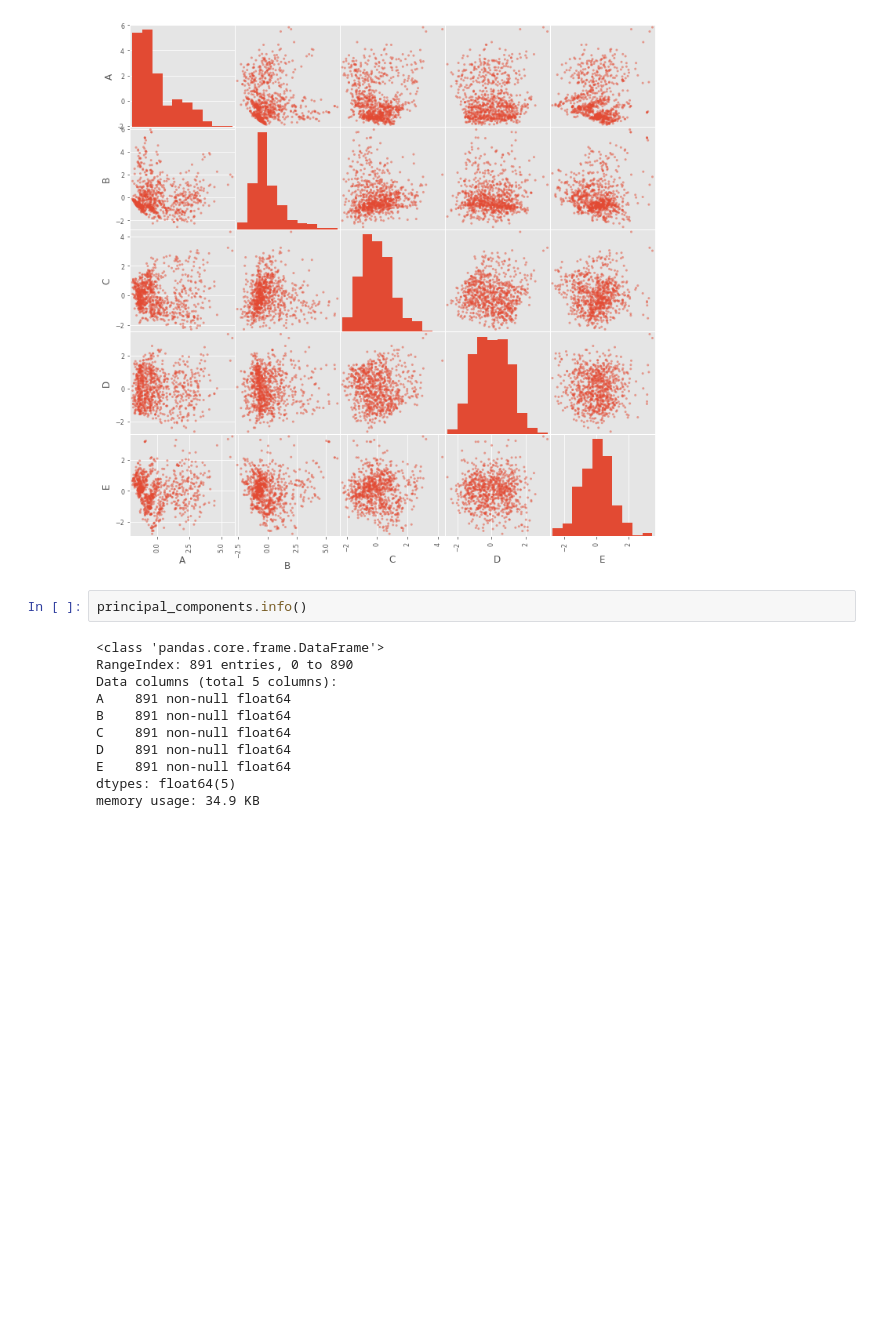
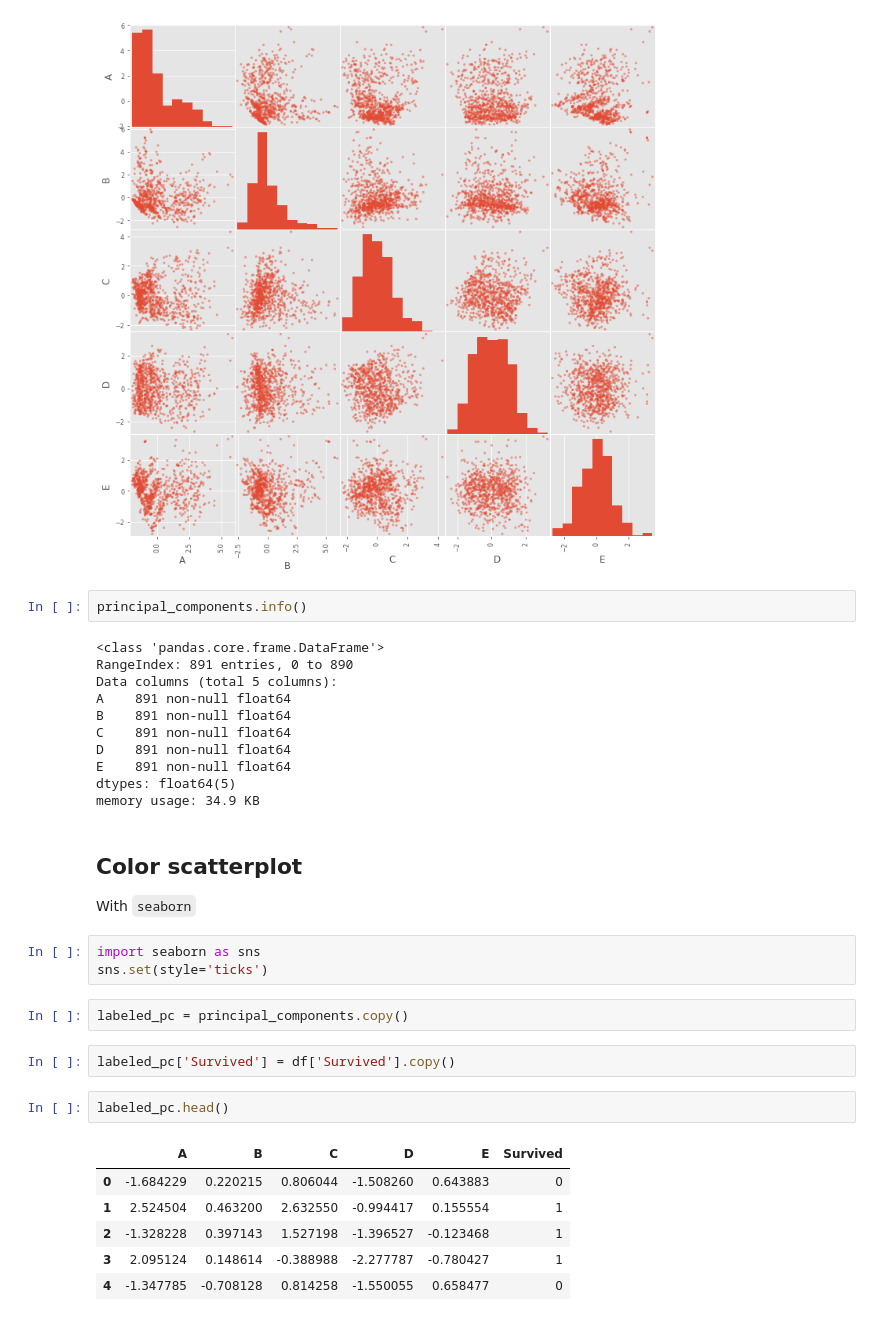
Before and after one commit to mehemken/kaggle, a Jupyter notebook: titanic/discard_pile/third_attempt.ipynb, the cells around one changed output. Saved outputs shown, nothing was run; the diff lists cells and outputs as text; blank space fills up the shorter version.

```diff
--- a/titanic/third_attempt.ipynb
+++ b/titanic/discard_pile/third_attempt.ipynb
@@ -187,3 +187,23 @@ D    891 non-null float64
 E    891 non-null float64
 dtypes: float64(5)
 memory usage: 34.9 KB
+# %% [markdown]
+## Color scatterplot
+
+With `seaborn`
+# %%
+import seaborn as sns
+sns.set(style='ticks')
+# %%
+labeled_pc = principal_components.copy()
+# %%
+labeled_pc['Survived'] = df['Survived'].copy()
+# %%
+labeled_pc.head()
+# %% [output]
+|  | A | B | C | D | E | Survived |
+| 0 | -1.684229 | 0.220215 | 0.806044 | -1.508260 | 0.643883 | 0 |
+| 1 | 2.524504 | 0.463200 | 2.632550 | -0.994417 | 0.155554 | 1 |
+| 2 | -1.328228 | 0.397143 | 1.527198 | -1.396527 | -0.123468 | 1 |
+| 3 | 2.095124 | 0.148614 | -0.388988 | -2.277787 | -0.780427 | 1 |
+| 4 | -1.347785 | -0.708128 | 0.814258 | -1.550055 | 0.658477 | 0 |
```
Also changed, not shown: parts of 4 cells of this notebook, 7 other files.
